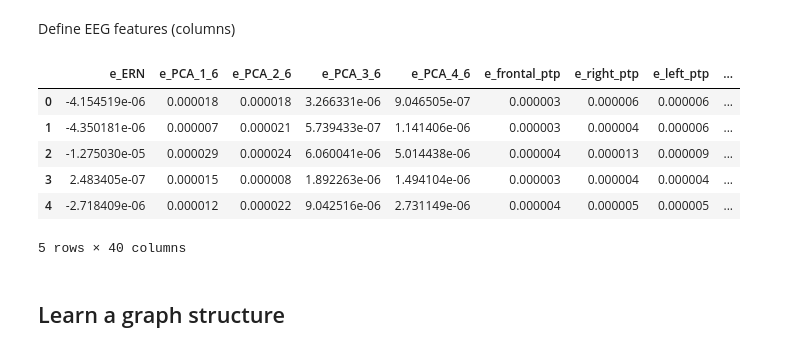
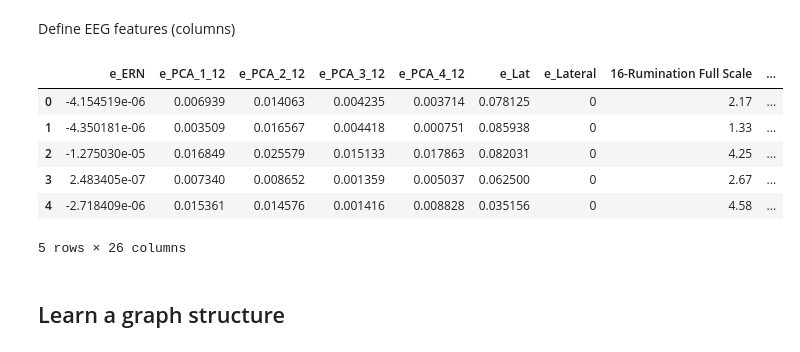
Before and after one commit to abelowska/errorNet, a Jupyter notebook: notebooks/net_model_gglasso_lib.ipynb, the cells around one changed output. Cells and saved outputs as stored; diff of their text form; code cells hidden in the pictures.

```diff
--- a/notebooks/net_model_gglasso_lib.ipynb
+++ b/notebooks/net_model_gglasso_lib.ipynb
@@ -388,7 +388,7 @@ pipeline = Pipeline([
     ("average", Evoked()),
     ('extract_averaged_data', ExtractData()),
     ("spatial_filter_preprocessing", SpatialFilterPreprocessing()),
-    ("spatial_filter",PCA(n_components=spatial_filter_components, random_state=random_state)),
+    ("spatial_filter",FastICA(n_components=spatial_filter_components, random_state=random_state)),
     ("spatial_filter_postprocessing",SpatialFilterPostprocessing(timepoints_count=timepoints_count)),
     ("lowpass_filter", LowpassFilter()),
     ("binning", BinTransformer(step=12)),
@@ -1153,33 +1153,33 @@ eeg_column_PCA_integral = ['e_PCA_1_INT', 'e_PCA_2_INT', 'e_PCA_3_INT', 'e_PCA_4
 # %%
 results_df = pd.DataFrame()
 
 results_df[eeg_columns_ern] = preprocessed_X_ern # simple mean amp of ERN in 0 -100 ms
-# results_df[eeg_columns_pca_12bins] = preprocessed_X_PCA_12bins
-results_df[eeg_columns_pca_6bins] = preprocessed_X_PCA_6bins
+results_df[eeg_columns_pca_12bins] = preprocessed_X_PCA_12bins
+# results_df[eeg_columns_pca_6bins] = preprocessed_X_PCA_6bins
 # results_df[eeg_columns_ern_ptp] = preprocessed_X_ERN_6bins_ptp # peak to peak centerd binned per channels in ROI
 # results_df[eeg_columns_ern_mean] = preprocessed_X_ERN_6bins_mean # mean amp centerd binned per channels in ROI
-results_df[eeg_colums_ern_rois_ptp] = X_ERN_6bins_roi_ptp # peak to peak centerd binned per frontal; left; right; central; parietal ROIS
-results_df[eeg_colums_ern_rois_mean] = X_ERN_6bins_roi_mean # mean amp centerd binned per frontal; left; right; central; parietal ROIS
+# results_df[eeg_colums_ern_rois_ptp] = X_ERN_6bins_roi_ptp # peak to peak centerd binned per frontal; left; right; central; parietal ROIS
+# results_df[eeg_colums_ern_rois_mean] = X_ERN_6bins_roi_mean # mean amp centerd binned per frontal; left; right; central; parietal ROIS
 # results_df[eeg_columns_ern_rois_integral] = X_ERN_6bins_roi_integral # niespecjalnie coś dodaje
 
 results_df[eeg_column_latencies] = latencies # latency of the largest amplitude within channels in ms
 # results_df[eeg_column_peak] = peaks # the largest amplitude within channels
 results_df[eeg_column_ch_type] = chs_type # the biggest peak on the central || left || right channels
 # results_df[eeg_column_power] = power # power of the claccic ERN
 # results_df[eeg_column_energy] = energy # energy of the classic ERN
 # results_df[eeg_column_integral] = integral # integral under the of the classic ERN
-results_df[eeg_column_PCA_integral] = PCA_integral # integral under the of the classic ERN
+# results_df[eeg_column_PCA_integral] = PCA_integral # integral under the of the classic ERN
 
 
 # add questionnaires
 results_df = pd.concat([results_df, questionnaires_scores_df], axis=1)
 
 results_df.head()
 # %% [output]
-|  | e_ERN | e_PCA_1_6 | e_PCA_2_6 | e_PCA_3_6 | e_PCA_4_6 | e_frontal_ptp | e_right_ptp | e_left_ptp | ... |
-| 0 | -4.154519e-06 | 0.000018 | 0.000018 | 3.266331e-06 | 9.046505e-07 | 0.000003 | 0.000006 | 0.000006 | ... |
-| 1 | -4.350181e-06 | 0.000007 | 0.000021 | 5.739433e-07 | 1.141406e-06 | 0.000003 | 0.000004 | 0.000006 | ... |
-| 2 | -1.275030e-05 | 0.000029 | 0.000024 | 6.060041e-06 | 5.014438e-06 | 0.000004 | 0.000013 | 0.000009 | ... |
-| 3 | 2.483405e-07 | 0.000015 | 0.000008 | 1.892263e-06 | 1.494104e-06 | 0.000003 | 0.000004 | 0.000004 | ... |
-| 4 | -2.718409e-06 | 0.000012 | 0.000022 | 9.042516e-06 | 2.731149e-06 | 0.000004 | 0.000005 | 0.000005 | ... |
+|  | e_ERN | e_PCA_1_12 | e_PCA_2_12 | e_PCA_3_12 | e_PCA_4_12 | e_Lat | e_Lateral | 16-Rumination Full Scale | ... |
+| 0 | -4.154519e-06 | 0.006939 | 0.014063 | 0.004235 | 0.003714 | 0.078125 | 0 | 2.17 | ... |
+| 1 | -4.350181e-06 | 0.003509 | 0.016567 | 0.004418 | 0.000751 | 0.085938 | 0 | 1.33 | ... |
+| 2 | -1.275030e-05 | 0.016849 | 0.025579 | 0.015133 | 0.017863 | 0.082031 | 0 | 4.25 | ... |
+| 3 | 2.483405e-07 | 0.007340 | 0.008652 | 0.001359 | 0.005037 | 0.062500 | 0 | 2.67 | ... |
+| 4 | -2.718409e-06 | 0.015361 | 0.014576 | 0.001416 | 0.008828 | 0.035156 | 0 | 4.58 | ... |
-5 rows × 40 columns
+5 rows × 26 columns
```
Also changed, not shown: parts of 9 cells of this notebook, 1 other file.
